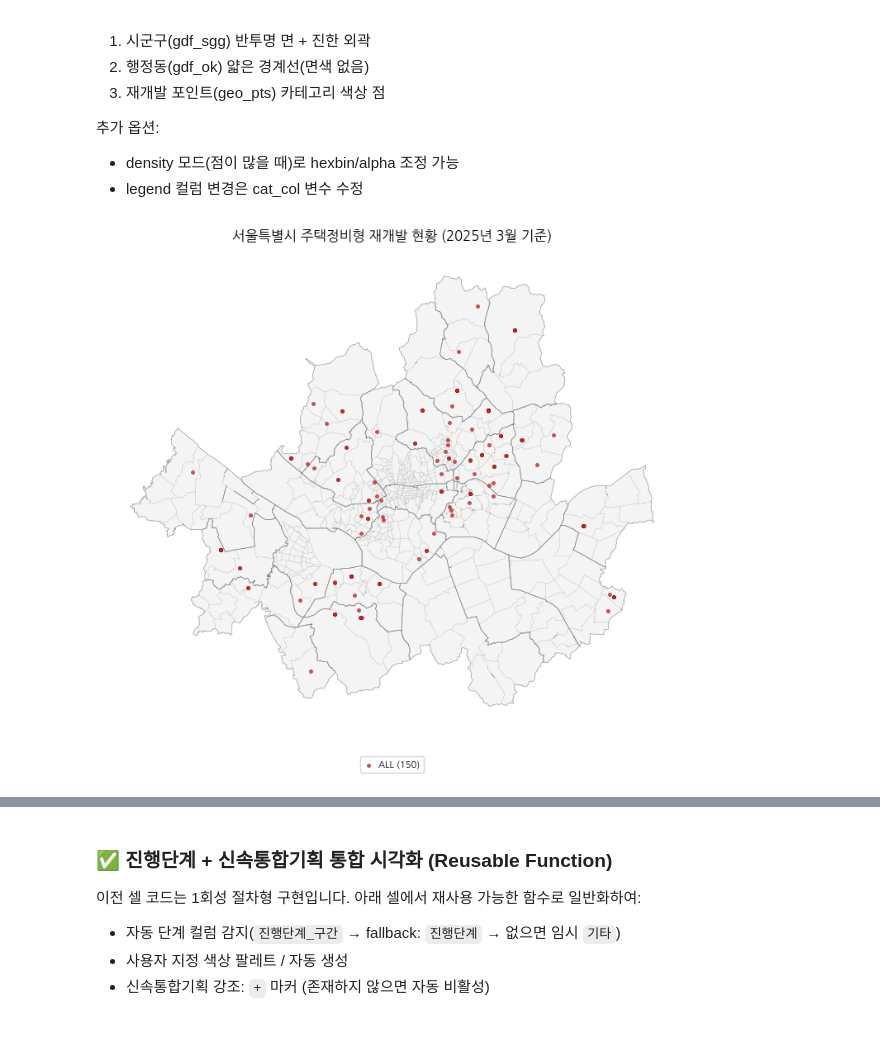
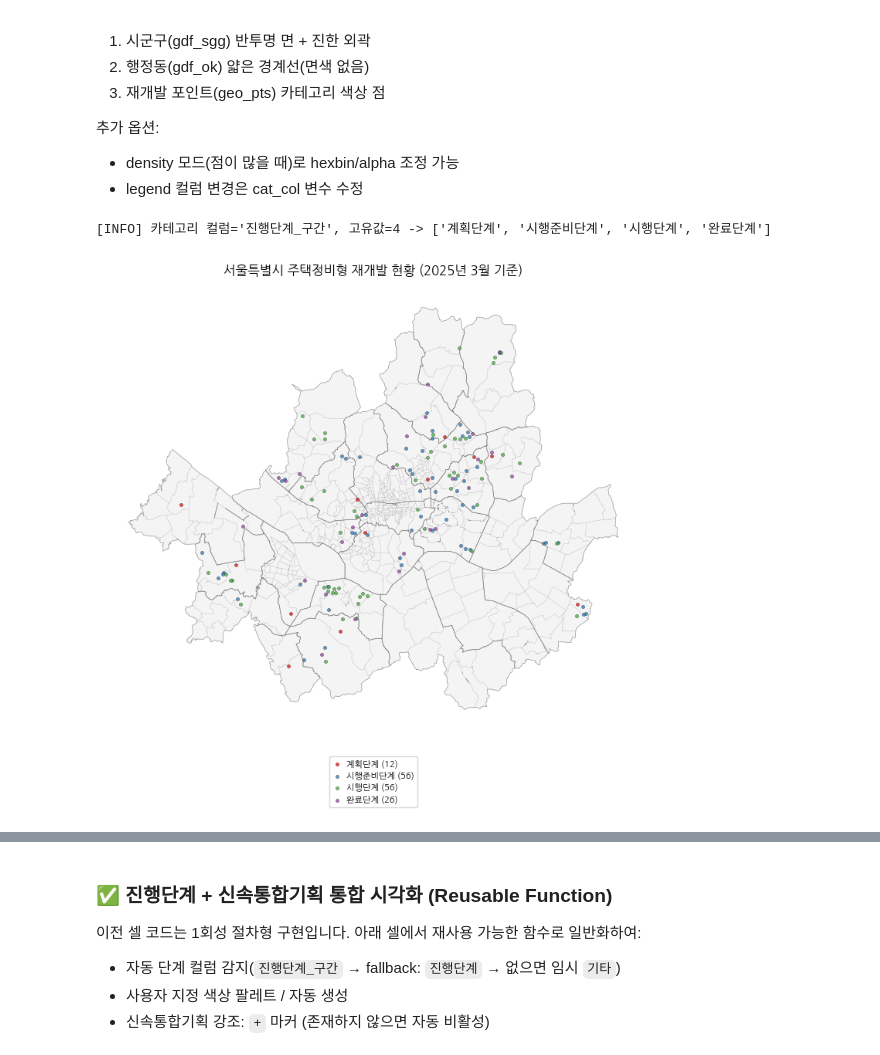
Before and after one commit to Cho-Woojin/Urban-Refurbishing-Project_DATA-SET, a Jupyter notebook: notebooks/geocoded_points_visualization.ipynb, the cells around one changed output, grey strips where cells are left out. Saved outputs shown, nothing was run; the diff lists cells and outputs as text; code cells hidden in the pictures.

Commit message:
status visualization
지오코딩한 좌표 시각화

```diff
--- a/notebooks/geocoded_points_visualization.ipynb
+++ b/notebooks/geocoded_points_visualization.ipynb
@@ -59,7 +59,7 @@
 > 상세한 전체 전략은 README의 "데이터 구조 & 컬럼 유지 전략" 섹션 참조.
 # %%
 # CSV 경로 (append-latlon + jitter 적용된 최신 enriched 파일 경로)
-csv_path = '/Users/cho/Documents/GitHub/Urban-Refurbishing-Project_DATA-SET/outputs/주택정비형_신통_geocoded_enriched.csv'
+csv_path = r'C:\Users\Woojin Cho\Documents\GitHub\Urban-Refurbishing-Project_DATA-SET\outputs\주택재개발_DATA_full.csv'
 
 import pandas as pd, os, textwrap
 
@@ -128,6 +128,6 @@ else:
 `DATA/LSMD_ADM_SECT_UMD_서울/LSMD_ADM_SECT_UMD_11_202509.shp` 파일을 읽어 컬럼 패턴을 탐색하고, '서울특별시' 관련 행만 추출 후 경계를 표시합니다.
 # %%
 # 경계 Shapefile 경로 (UMD 최신)
-shp_path = '/Users/cho/Documents/GitHub/Urban-Refurbishing-Project_DATA-SET/DATA/raw/LSMD_ADM_SECT_UMD_서울/LSMD_ADM_SECT_UMD_11_202509.shp'
+shp_path = r'C:\Users\Woojin Cho\Documents\GitHub\Urban-Refurbishing-Project_DATA-SET\DATA\raw\LSMD_ADM_SECT_UMD_서울\LSMD_ADM_SECT_UMD_11_202509.shp'
 print('[INFO] 사용 Shapefile:', shp_path)
 # %% [output]
@@ -479,22 +476,6 @@ from shapely.geometry import Point
 if 'gdf_ok' not in globals():
     raise RuntimeError('gdf_ok 없음: 경계 로드 셀부터 실행하세요.')
 
-if gdf_ok.crs is None:
-    print('[CRS] gdf_ok.crs 없음 -> 원본이 이미 WGS84(경위도)인지 육안 확인 필요. (임시로 EPSG:4326 가정 가능)')
-    # gdf_ok = gdf_ok.set_crs(epsg=4326)
-else:
-    if gdf_ok.crs.to_epsg() != 4326:
-        print(f"[CRS] gdf_ok 현재 {gdf_ok.crs} -> EPSG:4326 변환")
-        gdf_ok = gdf_ok.to_crs(epsg=4326)
-    else:
-        print('[CRS] gdf_ok 이미 EPSG:4326')
-
-# 2. geo_pts 생성 방식 개선: df_geo(전체 컬럼) 기준 유지 + 좌표 필터만 index 적용
-if 'df_geo' not in globals():
-    raise RuntimeError('df_geo 없음: CSV 로드 셀을 먼저 실행하세요.')
-
-if not {'lat','lon'}.issubset(df_geo.columns):
-    raise RuntimeError('df_geo 에 lat/lon 이 없습니다.')
 
 # 범위 필터링은 좌표만 검사 후 해당 index로 전체 컬럼 slice
 coord_valid_mask = (
@@ -546,6 +526,30 @@ for var in ['gdf_sgg','gdf_ok','geo_pts']:
     if var not in globals():
         raise RuntimeError(f'{var} 변수가 없습니다. 상단 셀들을 순서대로 실행하세요.')
 
+# 1) Shapefile 경계 내 포인트만 사용 (경계 밖 좌표 제거)
+#    - gdf_sgg 우선(시군구 경계) 없으면 gdf_ok 사용
+boundary_src = gdf_sgg if 'gdf_sgg' in globals() else gdf_ok
+boundary_union = boundary_src.unary_union
+inside_mask = geo_pts.geometry.within(boundary_union)
+removed = (~inside_mask).sum()
+if removed:
+    print(f"[FILTER] Shapefile 경계 밖 포인트 {removed}건 제거 (사용 {inside_mask.sum()}건)")
+geo_pts = geo_pts.loc[inside_mask].copy()
+
+# 2) 카테고리 컬럼 결정 (우선순위: 진행단계_구간 -> 진행단계 -> 기타)
+cat_col = next((c for c in ['진행단계_구간','진행단계'] if c in geo_pts.columns), None)
+if cat_col is None:
+    geo_pts['_tmp_cat_'] = '기타'
+    cat_col = '_tmp_cat_'
+
+cats = geo_pts[cat_col].fillna('기타')
+
+# 3) 범례/표시 순서(order) 정의
+preferred_order = ['계획단계','시행준비단계','시행단계','완료단계']
+present = [c for c in preferred_order if c in cats.unique()]
+others = [c for c in cats.unique() if c not in present]
+order = present + others
+print(f"[INFO] 카테고리 컬럼='{cat_col}', 고유값={len(order)} -> {order}")
 
 palette = plt.cm.tab20
 color_map = {c: palette(i % 20) for i, c in enumerate(order)}
@@ -573,34 +577,35 @@ for c in order:
         pts_sub.geometry.x,
         pts_sub.geometry.y,
         s=10,
         c=color_map[c],
         alpha=0.8,
         marker='o',
         edgecolors='black',
         linewidths=0.2,
         zorder=3,
         label=f'{c} ({len(pts_sub)})'
     )
 
 ax.set_title('서울특별시 주택정비형 재개발 현황 (2025년 3월 기준)', pad=12)
 ax.set_axis_off()
 
 leg = ax.legend(
     loc='upper center',
     bbox_to_anchor=(0.5, -0.05),
     fontsize=8,
     handlelength=1,
     columnspacing=0.8,
     handletextpad=0.6,
     labelspacing=0.4
 )
 if leg.get_title():
     leg.get_title().set_fontsize(9)
 
 plt.subplots_adjust(bottom=0.12)
 plt.show()
 # %% [output]
+[INFO] 카테고리 컬럼='진행단계_구간', 고유값=4 -> ['계획단계', '시행준비단계', '시행단계', '완료단계']
-[figure, old version]
+[figure, new version]
 # %%
 # 신속통합기획 값이 있는 행만 필터링 (syn_df 생성 포함)
 # - 시각화 셀에서 syn_df 를 참조하므로 여기서 통일된 이름으로 변수 준비
```
Also changed, not shown: parts of 11 cells of this notebook.
